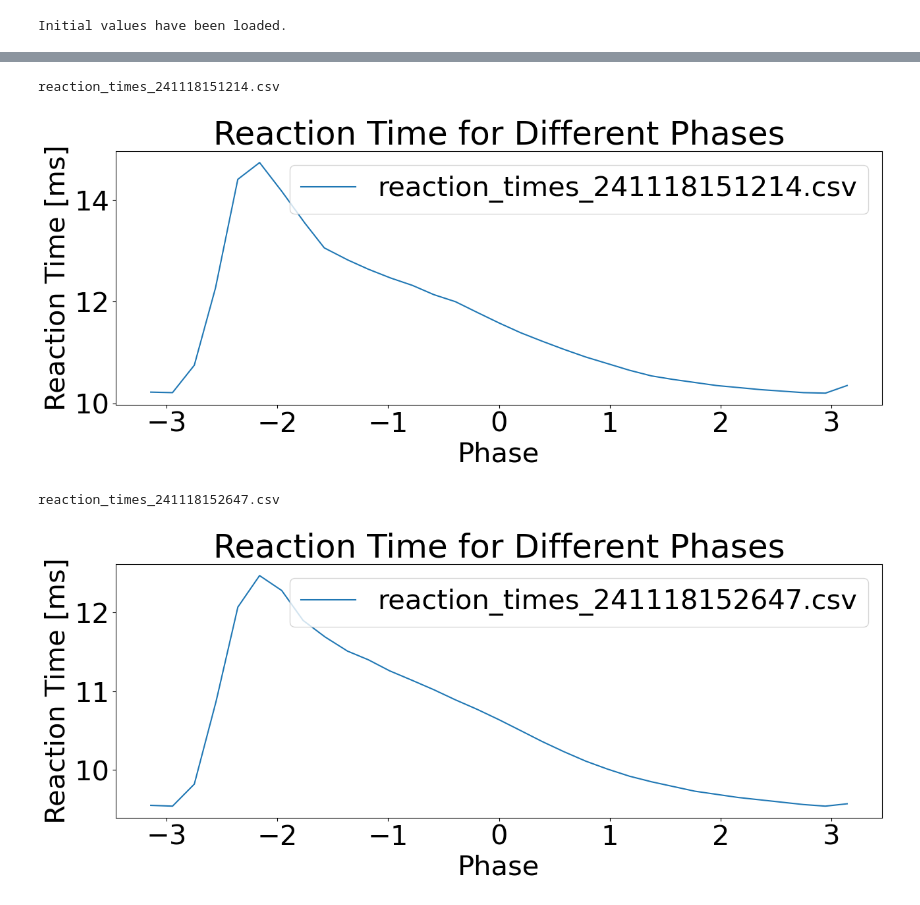
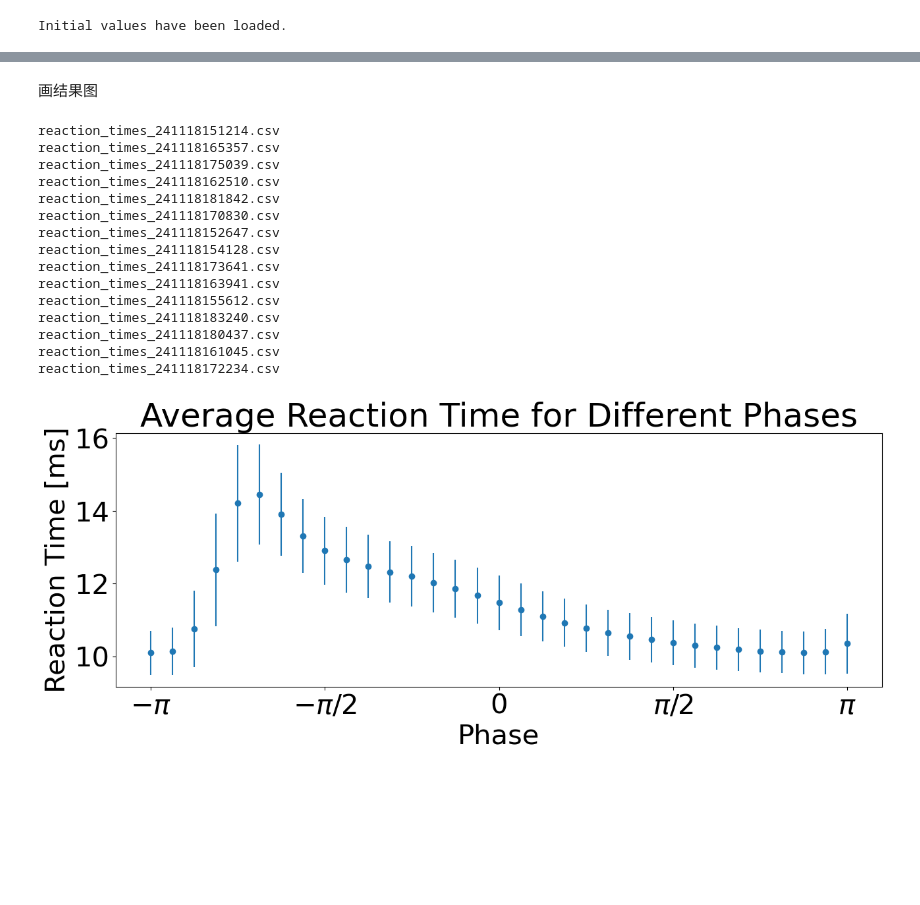
Before and after one commit to LiBinUtokyo/LowRank_ModifiedTheta_SNN, a Jupyter notebook: PYTHON/phase_sensitivity.ipynb, the cells around one changed output, grey strips where cells are left out. Drawn from its saved outputs; the diff is of its cells as text; code cells hidden in the pictures; blank space fills up the shorter version.

```diff
--- a/PYTHON/phase_sensitivity.ipynb
+++ b/PYTHON/phase_sensitivity.ipynb
@@ -363,3 +304,5 @@ Text(0.5, 0, 'Time [ms]')
+# %% [markdown]
+画结果图
 # %%
 # plot the reaction time for different phases using the csv file in ./data_phase_to_reaction_times
 import csv
@@ -367,14 +310,9 @@ import matplotlib.pyplot as plt
 import numpy as np
 from pathlib import Path
 
-filename = './data_phase_to_reaction_times/reaction_times_241108001631.csv'
-filename = './data_phase_to_reaction_times/reaction_times_241108023314.csv'
-filename = './data_phase_to_reaction_times/reaction_times_241108045023.csv'
-filename = './data_phase_to_reaction_times/reaction_times_241108070650.csv'
-
-phases = []
+# phases = []
+phases = 2*np.pi*np.linspace(0, 1, num_phase)-np.pi
 reaction_times = []
-
 folder_path = './data_phase_to_reaction_times/'
 # folder_path = Path('./data_phase_to_reaction_times/')
 
@@ -385,19 +323,46 @@ for file in Path('./data_phase_to_reaction_times/').iterdir():
     with open(folder_path+file.name, mode='r') as f:
         reader = csv.reader(f)
         for row in reader:
-            phases.append(float(row[0]))
-            reaction_times.append(float(row[1]))
             phases_temp.append(float(row[0]))
             reaction_times_temp.append(float(row[1]))
-    plt.figure(figsize=(15, 5))
-    plt.plot(phases_temp, reaction_times_temp, label=file.name)
-    plt.xlabel('Phase')
-    plt.ylabel('Reaction Time [ms]')
-    plt.title('Reaction Time for Different Phases')
-    plt.legend()
-    plt.show()
+    reaction_times.append(reaction_times_temp)
+    # plt.figure(figsize=(15, 5))
+    # plt.plot(phases_temp, reaction_times_temp, label=file.name)
+    # plt.xlabel('Phase')
+    # plt.ylabel('Reaction Time [ms]')
+    # plt.title('Reaction Time for Different Phases')
+    # plt.legend()
+    # plt.show()
 # %% [output]
 reaction_times_241118151214.csv
+reaction_times_241118165357.csv
+reaction_times_241118175039.csv
+reaction_times_241118162510.csv
+reaction_times_241118181842.csv
+reaction_times_241118170830.csv
+reaction_times_241118152647.csv
+reaction_times_241118154128.csv
+reaction_times_241118173641.csv
+reaction_times_241118163941.csv
+reaction_times_241118155612.csv
+reaction_times_241118183240.csv
+reaction_times_241118180437.csv
+reaction_times_241118161045.csv
+reaction_times_241118172234.csv
-[figure, removed]
-reaction_times_241118152647.csv
-[figure, removed]
+# %%
+# Average and std of the reaction times for different phases
+reaction_times = np.array(reaction_times)
+reaction_times_mean = np.mean(reaction_times, axis=0)
+reaction_times_std = np.std(reaction_times, axis=0)
+
+# plot the average reaction time for different phases
+plt.figure(figsize=(15, 5))
+plt.errorbar(phases, reaction_times_mean, yerr=reaction_times_std, fmt='o')
+# set the xticks in the unit of pi
+plt.xticks(np.arange(-np.pi, np.pi+0.1, np.pi/2),['$-\pi$','$-\pi/2$','0','$\pi/2$','$\pi$'])
+plt.xlabel('Phase')
+plt.ylabel('Reaction Time [ms]')
+plt.title('Average Reaction Time for Different Phases')
+plt.show()
+# %% [output]
+[figure, added]
```
Also changed, not shown: parts of 6 cells of this notebook, 1 other file.
